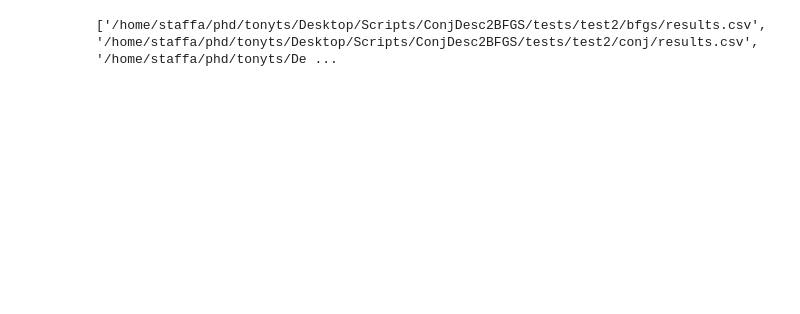
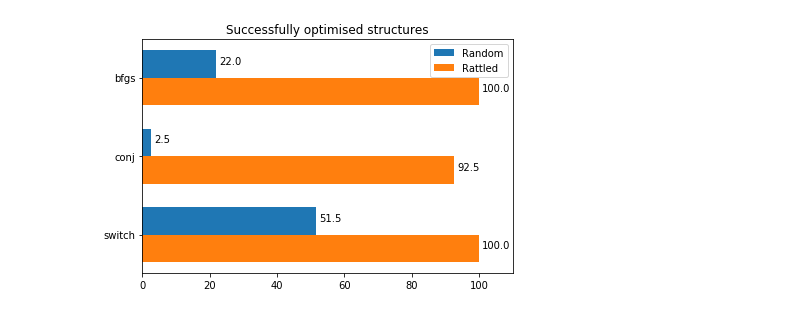
Before and after one commit to sanantoniochili/Switch_Implementation, a Jupyter notebook: Read Results.ipynb, the cells around one changed output. Cells and saved outputs as stored; diff of their text form; code cells hidden in the pictures; blank space fills up the shorter version.

Commit message:
Updating plots

```diff
--- a/Read Results.ipynb
+++ b/Read Results.ipynb
@@ -5,0 +16,2 @@ import matplotlib.pyplot as plt
+# %%
+filename = 'results2.csv'
@@ -12,16 +29,74 @@ def autolabel(rects):
 					xytext=(0, 3),  # 3 points vertical offset
 					textcoords="offset points",
 					ha='center', va='bottom')
+# %%
+''' No. of optimised structures per method (diff no. of total structures) '''
+''' Normalised to per cent '''
+
+ran_succ_list = []
+rat_succ_list = []
+totals = {}
+
+
+df = pd.read_csv(filename, skipinitialspace=True)
+labels = list(df['method'].unique())
+dicts = {}
+
+for method in labels:
+	random = df[df['structure'].str.contains(
+		"rat") == False].loc[df['method'] == method]
+	rattled = df[df['structure'].str.contains(
+		"rat")].loc[df['method'] == method]
+
+	ran_succ = len([b for b in random['opt_succ'] if b])
+	rat_succ = len([b for b in rattled['opt_succ'] if b])
+
+	ran_perc = 0
+	if len(random):
+		ran_perc = ran_succ*100/len(random)
+	rat_perc = 0
+	if len(rattled):
+		rat_perc = rat_succ*100/len(rattled)
+
+	ran_succ_list.append(ran_perc)
+	rat_succ_list.append(rat_perc)
+
+''' Plot '''
+
+y = np.arange(len(labels))  # the label locations
+width = 0.35  # the width of the bars
+
+fig, ax = plt.subplots()
+
+rects1 = ax.barh(y - width/2, ran_succ_list, width, label='Random') # x% per init category
+rects2 = ax.barh(y + width/2, rat_succ_list, width, label='Rattled')
+
+# Add some text for labels, title and custom x-axis tick labels, etc.
+for i, v in enumerate(ran_succ_list):
+	ax.text(v + 1, i - width/2, str(v))
+
+for i, v in enumerate(rat_succ_list):
+	ax.text(v + 1, i + width/2, str(v))
+
+ax.set_title('Successfully optimised structures')
+ax.set_xlim(0,110)
+ax.set_yticks(y)
+ax.set_yticklabels(labels)
+ax.invert_yaxis()  # labels read top-to-bottom
+ax.legend()
+
+fig.tight_layout()
+
+plt.savefig('OptSucc.pdf', format='pdf')
+plt.show()
+# %% [output]
+[figure, added]
 # %%
-''' Merge csv files '''
+''' Find stdev map files '''
 
 test_dir = 'tests/test2'
 
-list = []
-dirs = [d for d in os.listdir(test_dir) if os.path.isdir(os.path.join(test_dir,d))]
+map_list = []
 for d in dirs:
 	d = os.path.abspath(test_dir+'/'+d)
-	list += [os.path.join(d,file) for file in os.listdir(d) if file.endswith(".csv")]
-print(list)
+	map_list += [os.path.join(d,file) for file in os.listdir(d) if file == 'map_files.txt']
-# %% [output]
-['/home/staffa/phd/tonyts/Desktop/Scripts/ConjDesc2BFGS/tests/test2/bfgs/results.csv', '/home/staffa/phd/tonyts/Desktop/Scripts/ConjDesc2BFGS/tests/test2/conj/results.csv', '/home/staffa/phd/tonyts/De ...
```
Also changed, not shown: parts of 10 cells of this notebook, 2 other files.
